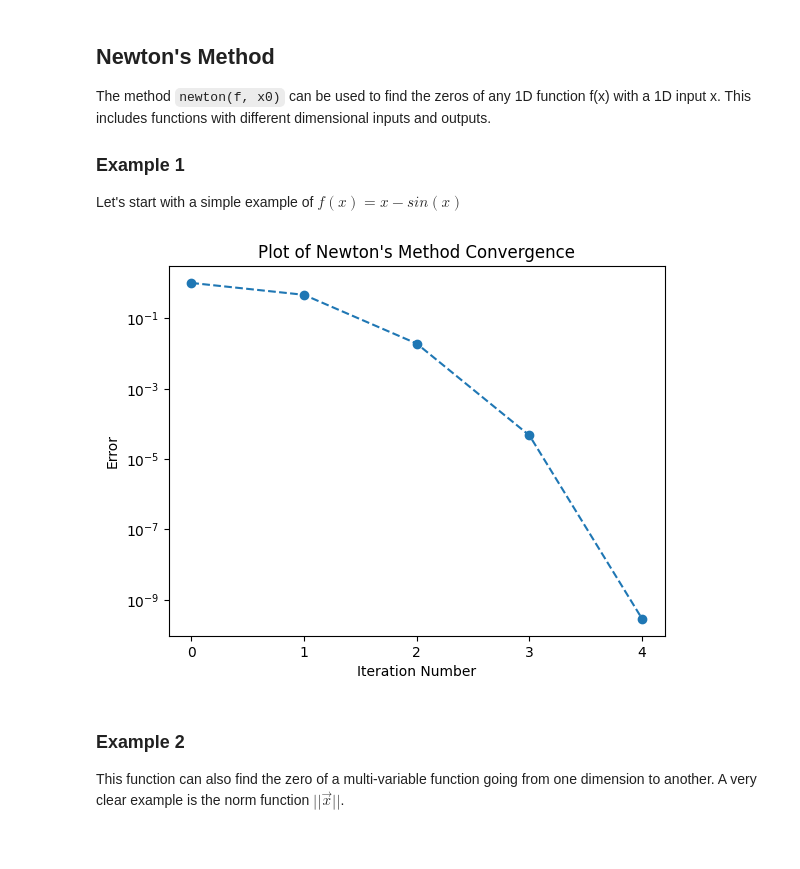
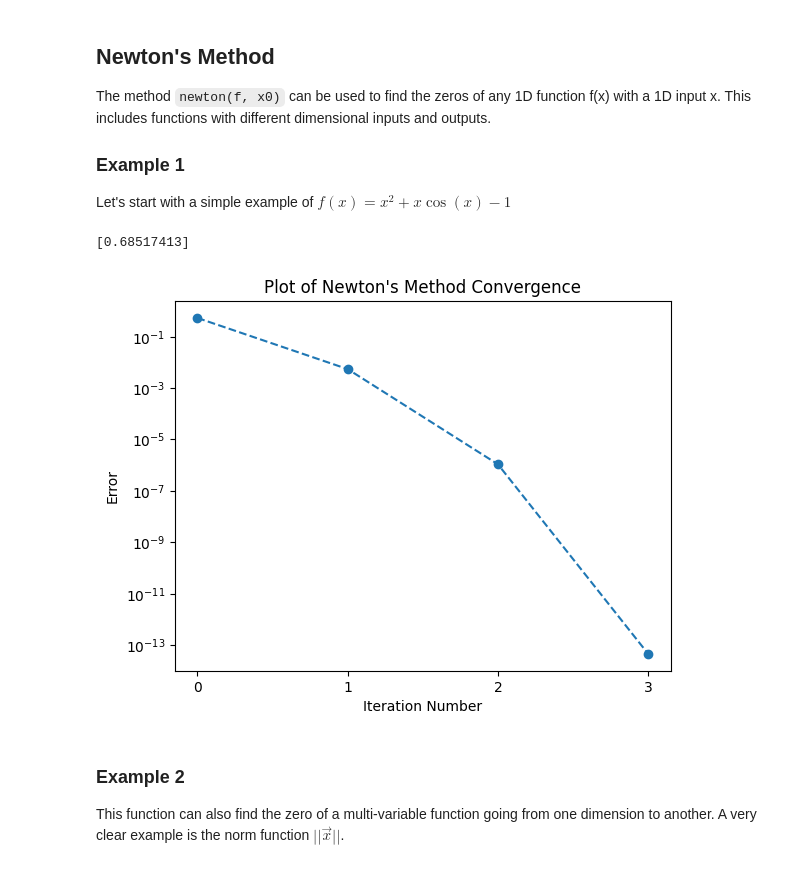
Before and after one commit to rtengle/me700-hw1, a Jupyter notebook: tutorials/newton.ipynb, the cells around one changed output. Cells and saved outputs as stored; diff of their text form; code cells hidden in the pictures.

```diff
--- a/tutorials/newton.ipynb
+++ b/tutorials/newton.ipynb
@@ -10,24 +10,25 @@
 
 ### Example 1
 
-Let's start with a simple example of $f(x) = x - sin(x)$
+Let's start with a simple example of $f(x) = x^2 + x\cos(x) - 1$
 # %%
 def f(x):
-    return x - np.cos(x)
+    return x**2 + x*np.cos(x) - 1
 
-x, y = newton(f, 0)
-
+x, y = newton(f, 1)
+print(x[-1])
 fig = plt.figure()
 ax = fig.add_subplot(1, 1, 1)
 ax.plot(np.abs(y), '--o')
 ax.set_yscale('log')
 ax.xaxis.set_major_locator(tck.MultipleLocator())
 ax.set_xlabel('Iteration Number')
 ax.set_ylabel('Error')
 ax.set_title('Plot of Newton\'s Method Convergence')
 plt.show()
 # %% [output]
+[0.68517413]
-[figure, old version]
+[figure, new version]
 # %% [markdown]
 ### Example 2
 
```
Also changed, not shown: parts of 6 cells of this notebook, 3 other files.
